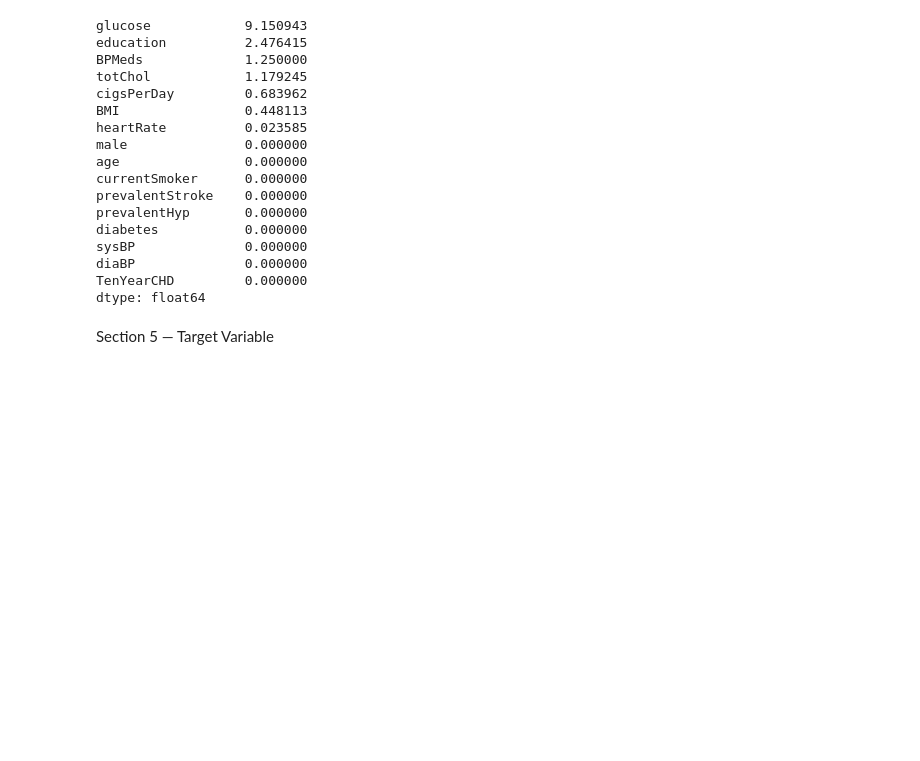
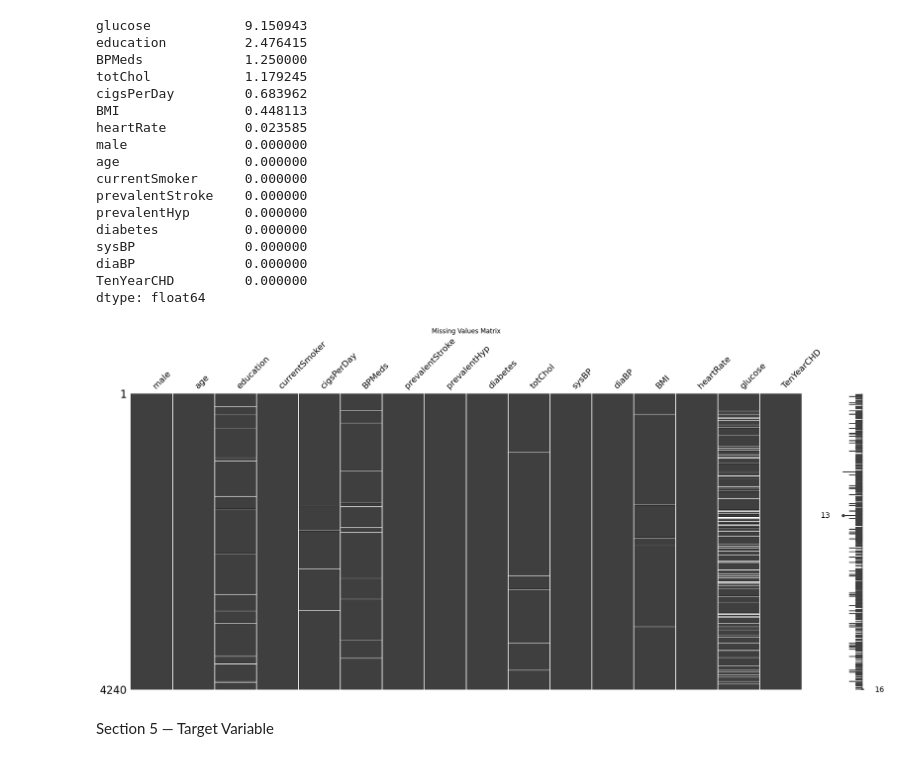
Before and after one commit to Aryan2521-04/COMP4600-Heart-Risk-Prediction, a Jupyter notebook: notebooks/01_eda.ipynb, the cells around one changed output. Saved outputs shown, nothing was run; the diff lists cells and outputs as text; code cells hidden in the pictures; blank space fills up the shorter version.

Commit message:
Added more visualization for preprocessing.

```diff
--- a/notebooks/01_eda.ipynb
+++ b/notebooks/01_eda.ipynb
@@ -76,6 +95,15 @@ sysBP              0.000000
 diaBP              0.000000
 TenYearCHD         0.000000
 dtype: float64
+# %%
+import missingno as msno
+
+msno.matrix(df)
+plt.title("Missing Values Matrix")
+plt.tight_layout()
+plt.show()
+# %% [output]
+[figure, added]
 # %% [markdown]
 Section 5 — Target Variable
 # %%
```
Also changed, not shown: parts of 1 cell of this notebook, 1 other file.
